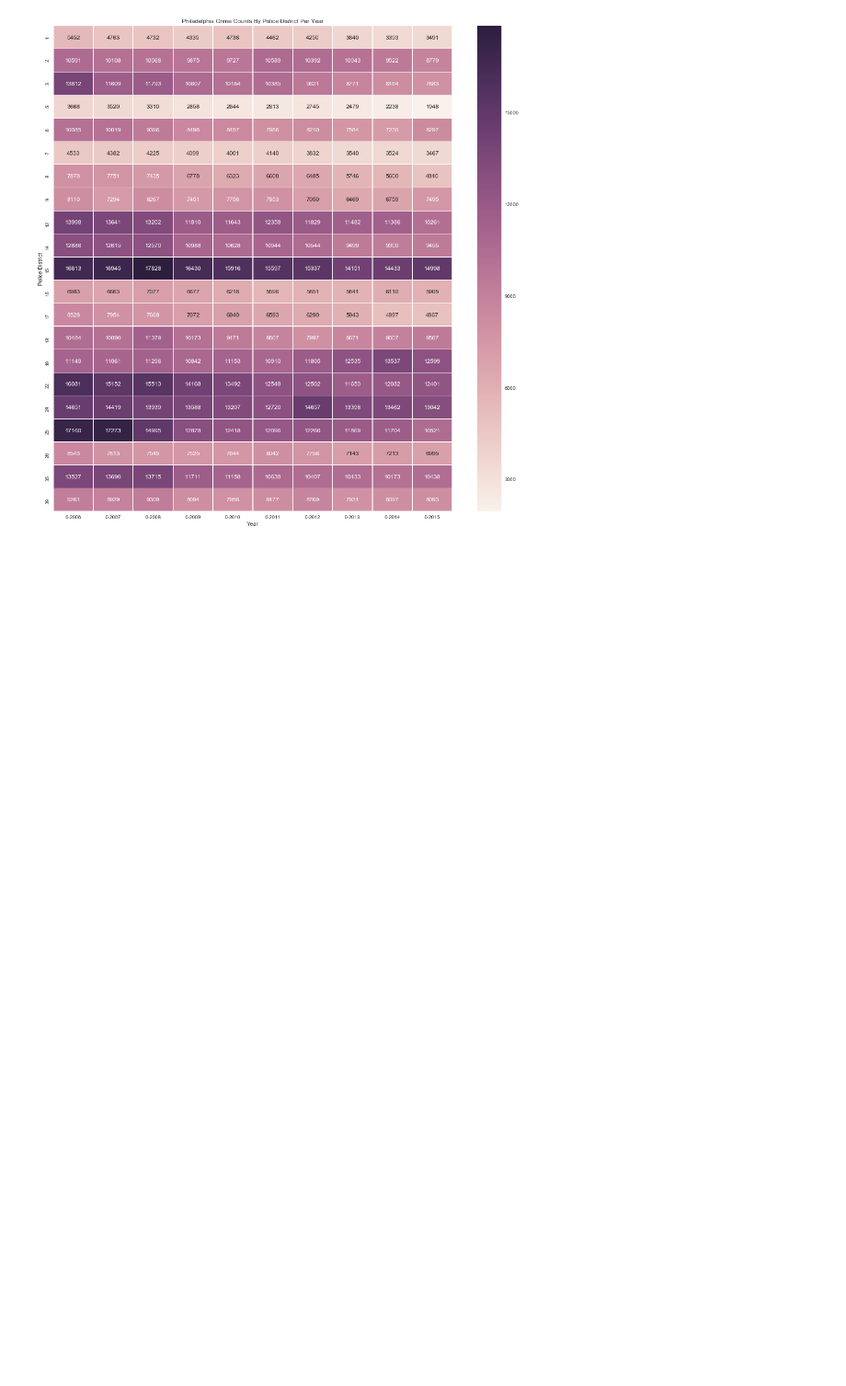
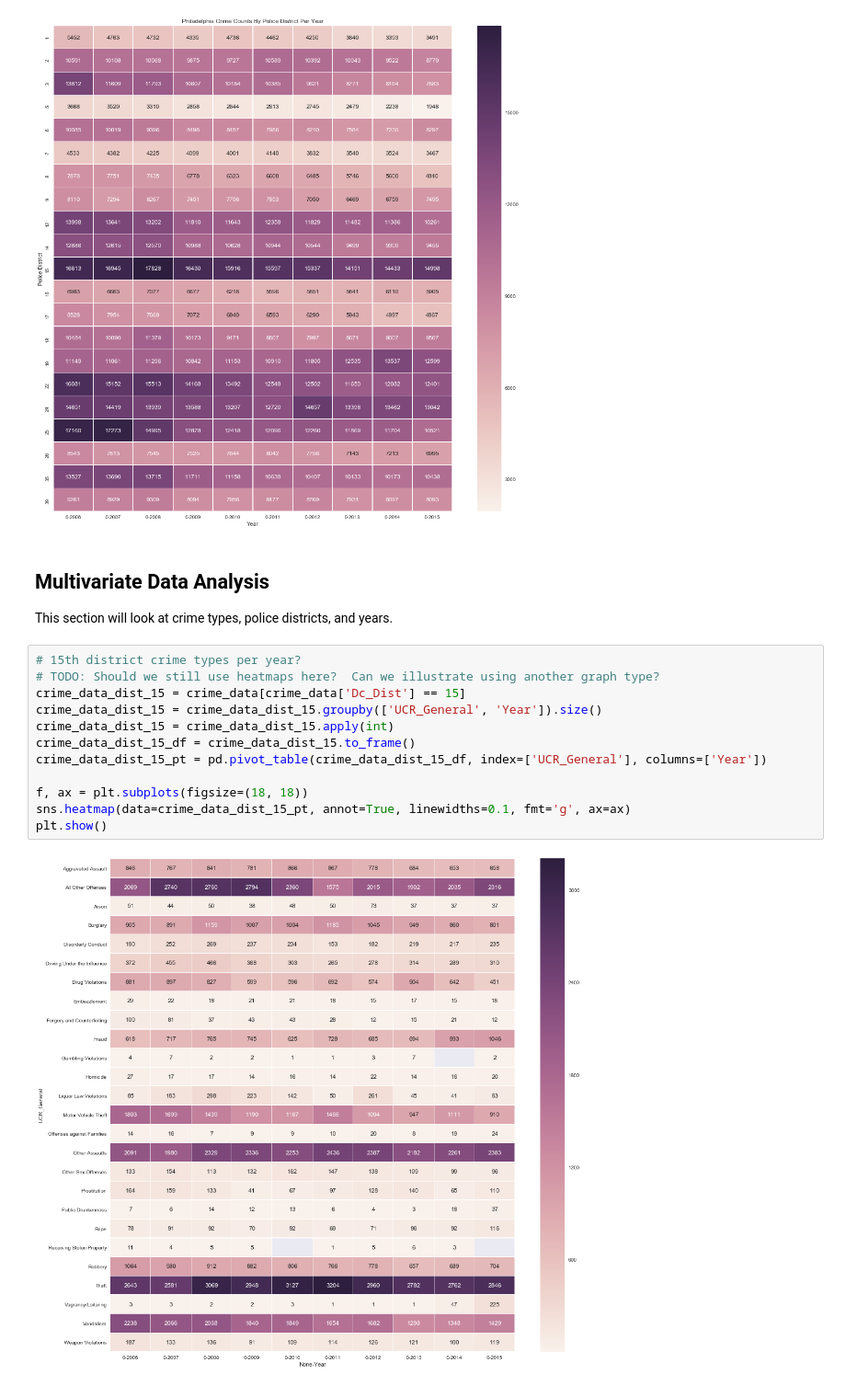
Before and after one commit to William-McKee/philadelphia_crime_data, a Jupyter notebook: Philadelphia_Crime_Data.ipynb, the cells around one changed output. Shown at 92% size. Saved outputs shown, nothing was run; the diff lists cells and outputs as text; blank space fills up the shorter version.

Commit message:
Add files via upload
Started looking at district vs. crime type vs. year data

```diff
--- a/Philadelphia_Crime_Data.ipynb
+++ b/Philadelphia_Crime_Data.ipynb
@@ -610,4 +610,22 @@ plt.ylabel("Police District")
 plt.show()
 # %% [output]
 [figure]
+# %% [markdown]
+## Multivariate Data Analysis
+
+This section will look at crime types, police districts, and years.
+# %%
+# 15th district crime types per year?
+# TODO: Should we still use heatmaps here?  Can we illustrate using another graph type?
+crime_data_dist_15 = crime_data[crime_data['Dc_Dist'] == 15]
+crime_data_dist_15 = crime_data_dist_15.groupby(['UCR_General', 'Year']).size()
+crime_data_dist_15 = crime_data_dist_15.apply(int)
+crime_data_dist_15_df = crime_data_dist_15.to_frame()
+crime_data_dist_15_pt = pd.pivot_table(crime_data_dist_15_df, index=['UCR_General'], columns=['Year'])
+
+f, ax = plt.subplots(figsize=(18, 18))
+sns.heatmap(data=crime_data_dist_15_pt, annot=True, linewidths=0.1, fmt='g', ax=ax)
+plt.show()
+# %% [output]
+[figure, added]
 # %%
```
Also changed, not shown: parts of 1 cell of this notebook.
